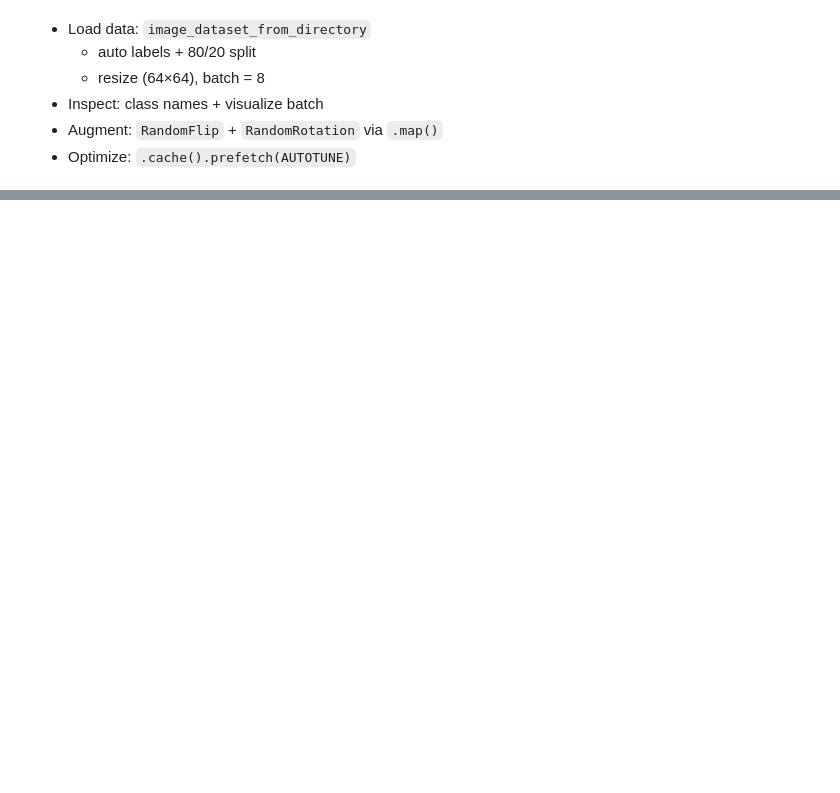
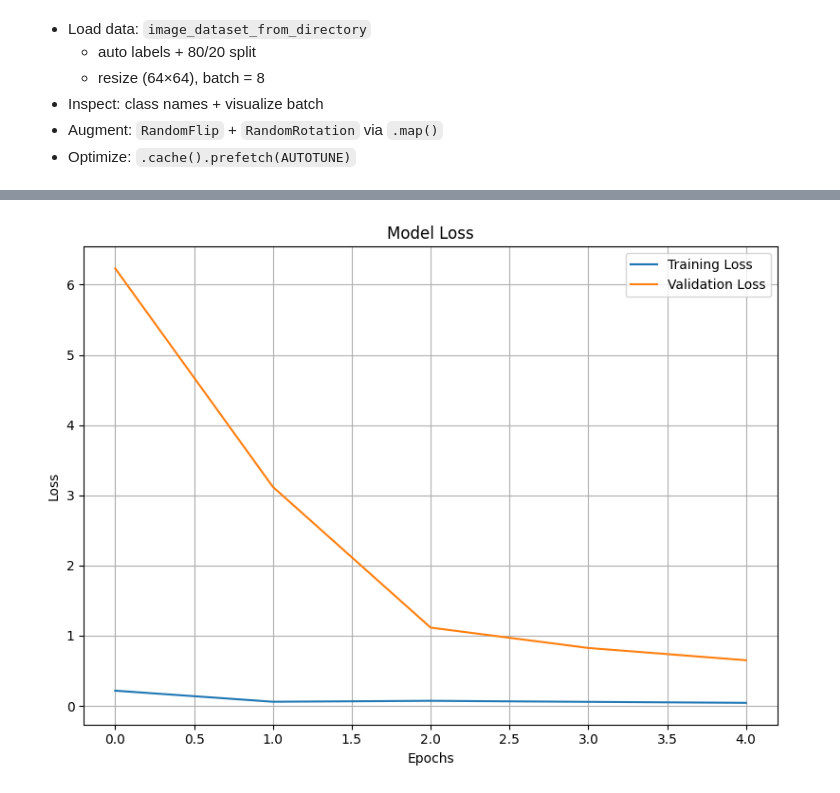
Before and after one commit to SutikshanUpman/Land-classification-system, a Jupyter notebook: notebooks/03_keras_utility_pipeline.ipynb, the cells around one changed output, grey strips where cells are left out. Saved outputs shown, nothing was run; the diff lists cells and outputs as text; code cells hidden in the pictures; blank space fills up the shorter version.

```diff
--- a/notebooks/03_keras_utility_pipeline.ipynb
+++ b/notebooks/03_keras_utility_pipeline.ipynb
@@ -97,0 +377,15 @@ Dataset is now configured for high performance!
+# %%
+fig, axs = plt.subplots( figsize=(8, 6))
+
+axs.plot(fit.history['loss'], label='Training Loss')
+axs.plot(fit.history['val_loss'], label='Validation Loss')
+axs.set_title('Model Loss')
+axs.set_xlabel('Epochs')
+axs.set_ylabel('Loss')
+axs.legend()
+axs.grid(True)
+
+plt.tight_layout()
+plt.show()
+# %% [output]
+[figure, added]
```
Also changed, not shown: parts of 24 cells of this notebook.
